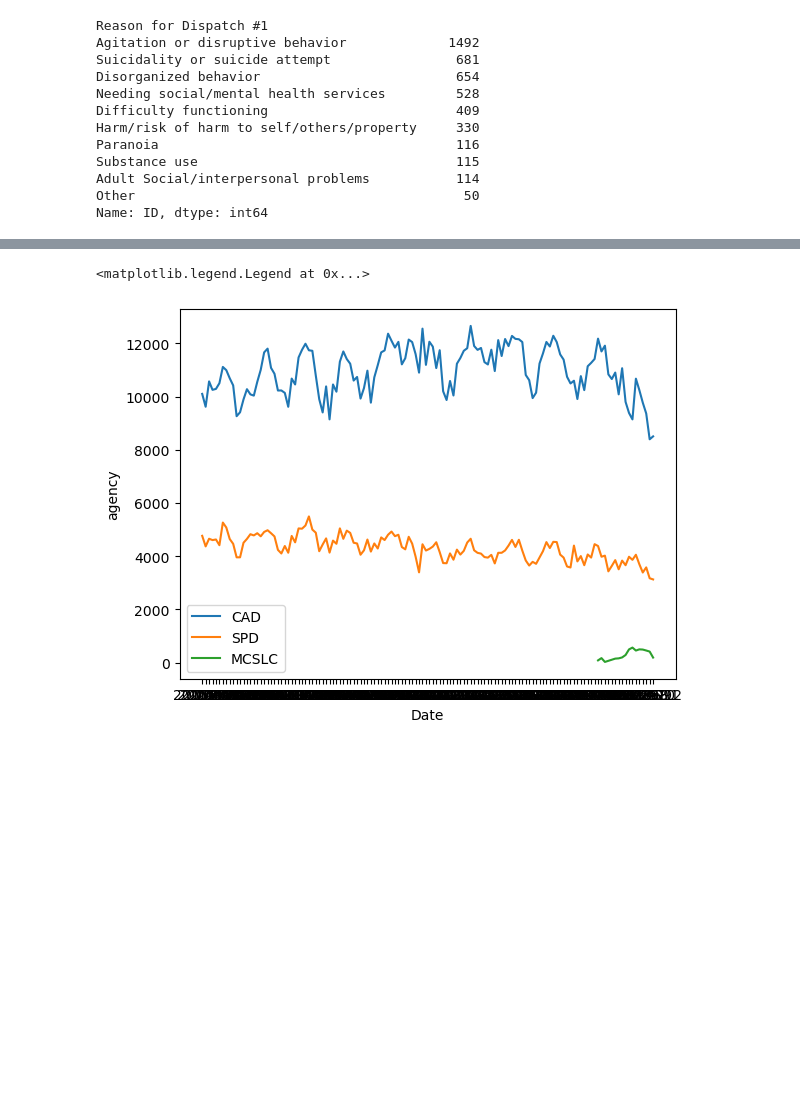
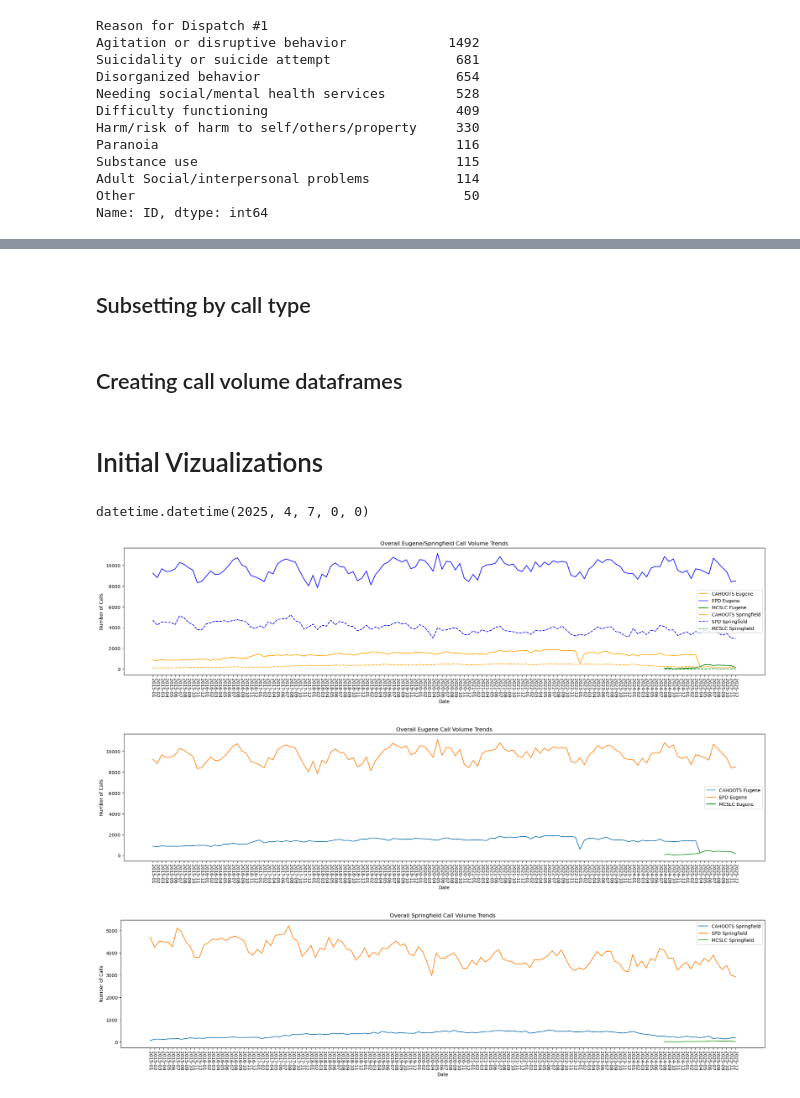
Before and after one commit to luhlig123/DataScienceInAction, a Jupyter notebook: DSCI410_Data_Processing.ipynb, the cells around one changed output, grey strips where cells are left out. Saved outputs shown, nothing was run; the diff lists cells and outputs as text; code cells hidden in the pictures; blank space fills up the shorter version.

```diff
--- a/DSCI410_Data_Processing.ipynb
+++ b/DSCI410_Data_Processing.ipynb
@@ -180,9 +140,72 @@ SPDdate.head(3)
+# %% [markdown]
+## Subsetting by call type
+# %% [markdown]
+## Creating call volume dataframes
+# %%
+#Monthly call volume data frames for CAHOOTS, EPD, and SPD data
+
+CAHOOTS_EUG_VOLUME = CAHOOTS_EUG.groupby("Date")["inci_id"].count().reset_index()
+CAHOOTS_SPR_VOLUME = CAHOOTS_SPR.groupby("Date")["Incident Number"].count().reset_index()
+EPD_VOLUME = EPD.groupby("Date")["inci_id"].count().reset_index()
+SPD_VOLUME = SPD.groupby("Date")["Incident Number"].count().reset_index()
+
+#Monthly call volume data frame for MCSLSC
+MCSLC_EUG_VOLUME = MCSLC_Eugene.groupby("Date")["ID"].count().reset_index()
+MCSLC_SPR_VOLUME = MCSLC_Springfield.groupby("Date")["ID"].count().reset_index()
+# %% [markdown]
+# Initial Vizualizations
+# %%
+dt.datetime(2025, 4, 7)
+# %% [output]
+datetime.datetime(2025, 4, 7, 0, 0)
+# %%
+#ALL DATA
+
+plt.figure(figsize=(25,5))
+
+#Eugene Data
+sns.lineplot(data = CAHOOTS_EUG_VOLUME, x = "Date", y = "inci_id", label = "CAHOOTS Eugene", color = 'orange')
+sns.lineplot(data = EPD_VOLUME, x = "Date", y = "inci_id", label = "EPD Eugene", color = 'blue')
+sns.lineplot(data = MCSLC_EUG_VOLUME, x = "Date", y = "ID", label = "MCSLC Eugene", color = "green")
+
+#Springfield Data
+sns.lineplot(data = CAHOOTS_SPR_VOLUME, x = "Date", y = "Incident Number", label = "CAHOOTS Springfield", linestyle = "--", color = 'orange')
+sns.lineplot(data = SPD_VOLUME, x = "Date", y = "Incident Number", label = "SPD Springfield", linestyle = "--", color = 'blue')
+sns.lineplot(data = MCSLC_SPR_VOLUME, x = "Date", y = "ID", label = "MCSLC Springfield", linestyle = "--", color = "green")
+
+plt.title("Overall Eugene/Springfield Call Volume Trends")
+plt.xlabel("Date")
+plt.ylabel("Number of Calls")
+
+plt.xticks(rotation = -90);
+# %% [output]
+[figure, added]
+# %%
+#Overall Eugene Call Volume Trends
+
+plt.figure(figsize=(25,5))
+
+sns.lineplot(data = CAHOOTS_EUG_VOLUME, x = "Date", y = "inci_id", label = "CAHOOTS Eugene")
+sns.lineplot(data = EPD_VOLUME, x = "Date", y = "inci_id", label = "EPD Eugene")
+sns.lineplot(data = MCSLC_EUG_VOLUME, x = "Date", y = "ID", label = "MCSLC Eugene")
+plt.title("Overall Eugene Call Volume Trends")
+plt.xlabel("Date")
+plt.ylabel("Number of Calls")
+
+plt.xticks(rotation = -90);
+# %% [output]
+[figure, added]
 # %%
-sns.lineplot(data = CADdate, x = "Date", y = "agency", label = "CAD")
-sns.lineplot(data = SPDdate, x = "Date", y = "Responding Agency", label = "SPD")
-sns.lineplot(data = MCSLCdate, x = "Date", y = "ID", label = "MCSLC")
+#Overall Springfield Call Volume Trends
 
-plt.legend()
+plt.figure(figsize=(25,5))
+
+sns.lineplot(data = CAHOOTS_SPR_VOLUME, x = "Date", y = "Incident Number", label = "CAHOOTS Springfield")
+sns.lineplot(data = SPD_VOLUME, x = "Date", y = "Incident Number", label = "SPD Springfield")
+sns.lineplot(data = MCSLC_SPR_VOLUME, x = "Date", y = "ID", label = "MCSLC Springfield")
+plt.title("Overall Springfield Call Volume Trends")
+plt.xlabel("Date")
+plt.ylabel("Number of Calls")
+plt.xticks(rotation = -90);
 # %% [output]
-<matplotlib.legend.Legend at 0x...>
-[figure, old version]
+[figure, new version]
```
Also changed, not shown: parts of 8 cells of this notebook.
